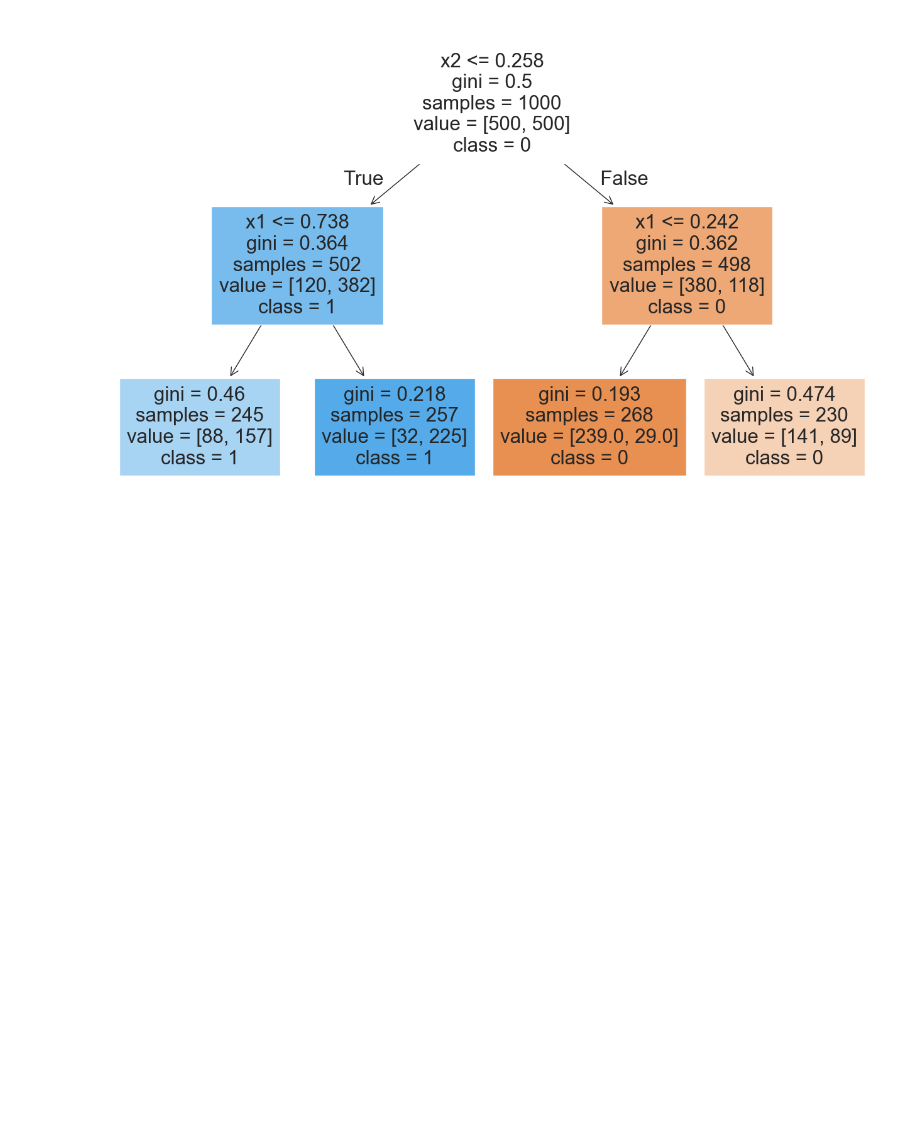
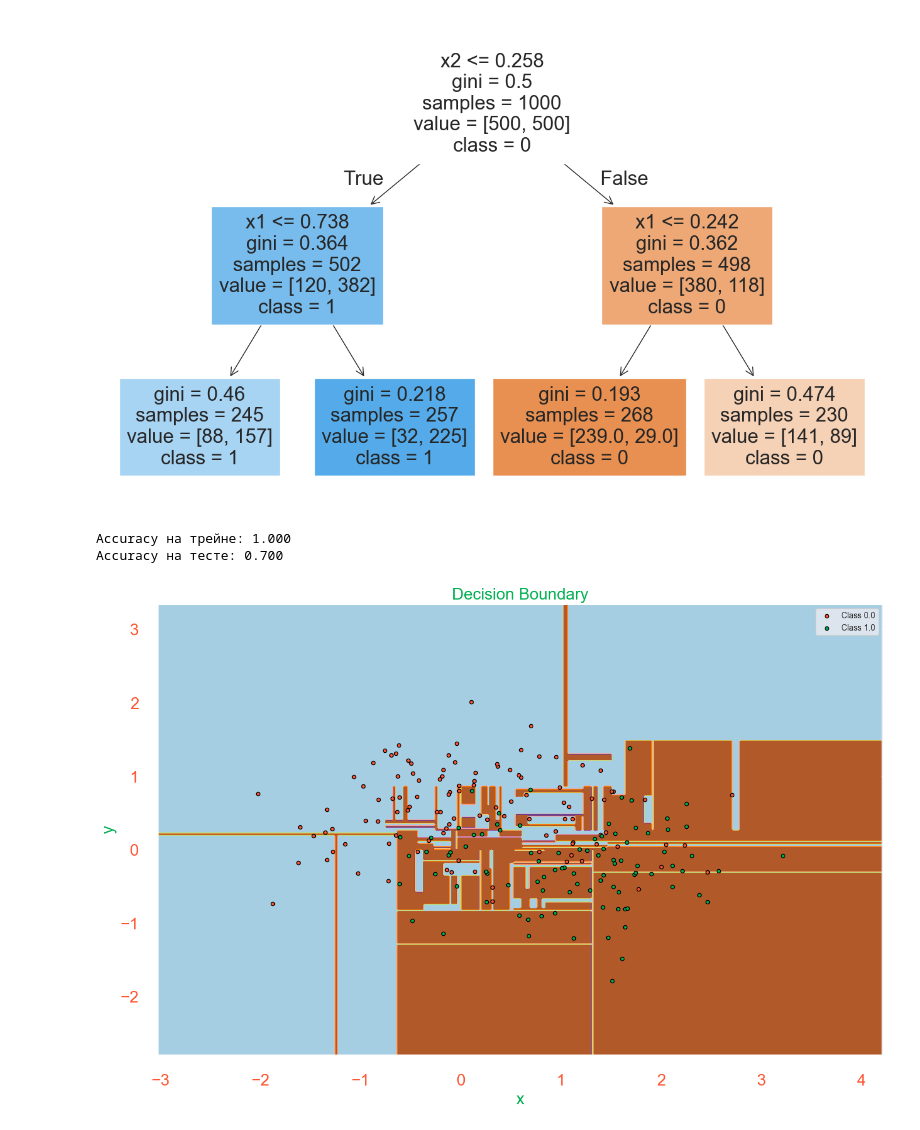
Before and after one commit to EgorSotn/Practice-ML, a Jupyter notebook: practice_17.ipynb, the cells around one changed output. Drawn from its saved outputs; the diff is of its cells as text; code cells hidden in the pictures; blank space fills up the shorter version.

```diff
--- a/practice_17.ipynb
+++ b/practice_17.ipynb
@@ -183,3 +183,77 @@ tree.plot_tree(decision_tree, feature_names=X.columns,
 plt.show()
 # %% [output]
 [figure]
+# %%
+### А теперь на отложенной выборке
+
+from sklearn.model_selection import train_test_split
+
+X_train, X_test, y_train, y_test = train_test_split(X, Y,
+                                                    random_state=0,
+                                                    test_size=0.2)
+
+decision_tree = DecisionTreeClassifier(max_depth=100, min_samples_leaf=1)
+
+decision_tree.fit(X_train, y_train)
+train_acc = decision_tree.score(X_train, y_train)
+test_acc = decision_tree.score(X_test, y_test)
+
+print(f"Accuracy на трейне: {train_acc:.3f}")
+print(f"Accuracy на тесте: {test_acc:.3f}")
+# %% [output]
+Accuracy на трейне: 1.000
+Accuracy на тесте: 0.700
+# %%
+fig = plt.figure()
+fig.set_size_inches(16, 10)
+
+### Вычислим границы признакового пространства
+
+pixel_step = 0.02
+
+x1_min, x1_max = X.values[:, 0].min() - 1, X.values[:, 0].max() + 1
+x2_min, x2_max = X.values[:, 1].min() - 1, X.values[:, 1].max() + 1
+
+### Генерим много-много точек на плоскости
+
+xx1, xx2 = np.meshgrid(
+    np.arange(x1_min, x1_max, pixel_step),
+    np.arange(x2_min, x2_max, pixel_step)
+)
+
+### Для каждой точки даем прогноз, чтобы покрыть поверхности
+
+Z = decision_tree.predict(np.c_[xx1.ravel(), xx2.ravel()])
+Z = Z.reshape(xx1.shape)
+
+# Заполняем пространство
+
+cs = plt.contourf(xx1, xx2, Z, cmap=plt.cm.Paired)
+
+plt.axis("tight")
+
+### Рисуем точечки и обученные области
+
+preds = decision_tree.predict(X_test)
+
+for i, n, c in zip(range(2), decision_tree.classes_, ["#FF5533", "#00B050"]):
+    idx = np.where(preds == i)
+    plt.scatter(
+        X_test.values[idx, 0],
+        X_test.values[idx, 1],
+        c=c,
+        s=20,
+        edgecolor="k",
+        label="Class %s" % n,
+    )
+
+plt.xlim(x1_min, x1_max)
+plt.ylim(x2_min, x2_max)
+plt.legend(loc="upper right")
+plt.xlabel("x")
+plt.ylabel("y")
+plt.title("Decision Boundary")
+
+plt.show()
+# %% [output]
+[figure, added]
```
Also changed, not shown: parts of 10 cells of this notebook.
